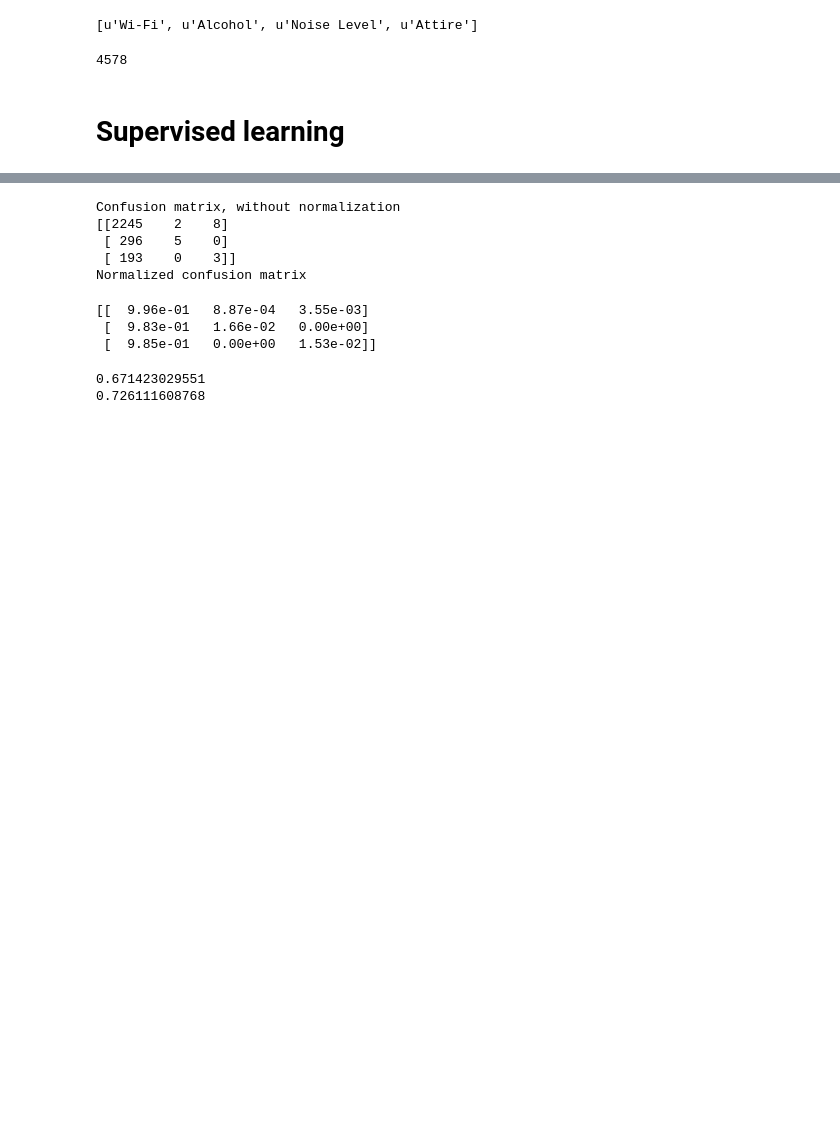
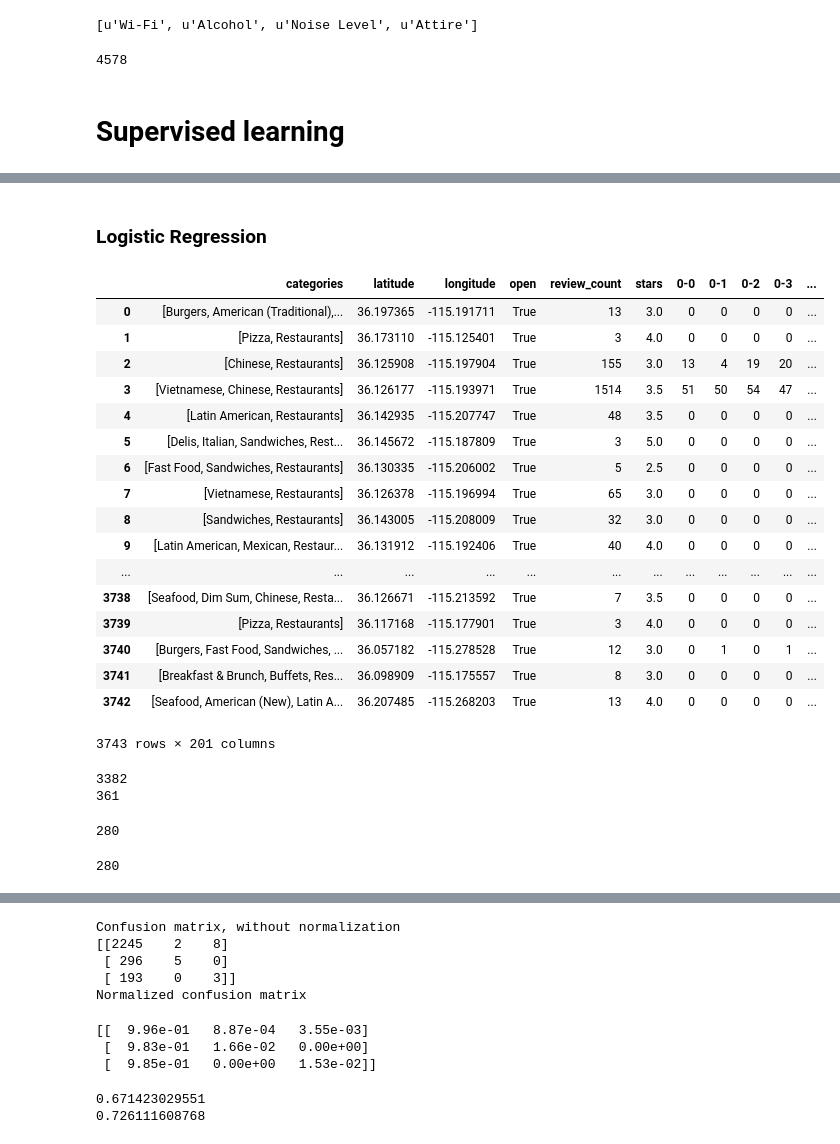
Before and after one commit to nicodri/CS281, a Jupyter notebook: Numerical Processing.ipynb, the cells around one changed output, grey strips where cells are left out. Drawn from its saved outputs; the diff is of its cells as text; code cells hidden in the pictures; blank space fills up the shorter version.

Commit message:
Supervised learnings test on yelp features

```diff
--- a/Numerical Processing.ipynb
+++ b/Numerical Processing.ipynb
@@ -393,12 +380,0 @@ array([0, 0, 0, 0, 0, 0, 0, 0, 0, 0, 0, 0, 0, 0, 0, 0, 0, 0, 0, 0, 0, 0, 0,
-# %%
-# Drop irrelevant features
-data_exp = restaurants_clean.reset_index()
-data_exp = data_exp.drop(['business_id', 'categories', 'attributes', 'target'], axis=1)
-
-# Split train/test set
-mask = np.random.rand(len(data_exp)) < 0.8
-train_set = data_exp[mask]
-test_set = data_exp[~mask]
-
-print test_set.target_top.value_counts()
-print train_set.target_top.value_counts()
@@ -433,0 +403,64 @@ AttributeError: 'DummyClassifier' object has no attribute 'decision_function'
+# %% [markdown]
+### Logistic Regression
+# %%
+data_exp
+# %% [output]
+|  | categories | latitude | longitude | open | review_count | stars | 0-0 | 0-1 | 0-2 | 0-3 | ... |
+| 0 | [Burgers, American (Traditional),... | 36.197365 | -115.191711 | True | 13 | 3.0 | 0 | 0 | 0 | 0 | ... |
+| 1 | [Pizza, Restaurants] | 36.173110 | -115.125401 | True | 3 | 4.0 | 0 | 0 | 0 | 0 | ... |
+| 2 | [Chinese, Restaurants] | 36.125908 | -115.197904 | True | 155 | 3.0 | 13 | 4 | 19 | 20 | ... |
+| 3 | [Vietnamese, Chinese, Restaurants] | 36.126177 | -115.193971 | True | 1514 | 3.5 | 51 | 50 | 54 | 47 | ... |
+| 4 | [Latin American, Restaurants] | 36.142935 | -115.207747 | True | 48 | 3.5 | 0 | 0 | 0 | 0 | ... |
+| 5 | [Delis, Italian, Sandwiches, Rest... | 36.145672 | -115.187809 | True | 3 | 5.0 | 0 | 0 | 0 | 0 | ... |
+| 6 | [Fast Food, Sandwiches, Restaurants] | 36.130335 | -115.206002 | True | 5 | 2.5 | 0 | 0 | 0 | 0 | ... |
+| 7 | [Vietnamese, Restaurants] | 36.126378 | -115.196994 | True | 65 | 3.0 | 0 | 0 | 0 | 0 | ... |
+| 8 | [Sandwiches, Restaurants] | 36.143005 | -115.208009 | True | 32 | 3.0 | 0 | 0 | 0 | 0 | ... |
+| 9 | [Latin American, Mexican, Restaur... | 36.131912 | -115.192406 | True | 40 | 4.0 | 0 | 0 | 0 | 0 | ... |
+| ... | ... | ... | ... | ... | ... | ... | ... | ... | ... | ... | ... |
+| 3738 | [Seafood, Dim Sum, Chinese, Resta... | 36.126671 | -115.213592 | True | 7 | 3.5 | 0 | 0 | 0 | 0 | ... |
+| 3739 | [Pizza, Restaurants] | 36.117168 | -115.177901 | True | 3 | 4.0 | 0 | 0 | 0 | 0 | ... |
+| 3740 | [Burgers, Fast Food, Sandwiches, ... | 36.057182 | -115.278528 | True | 12 | 3.0 | 0 | 1 | 0 | 1 | ... |
+| 3741 | [Breakfast & Brunch, Buffets, Res... | 36.098909 | -115.175557 | True | 8 | 3.0 | 0 | 0 | 0 | 0 | ... |
+| 3742 | [Seafood, American (New), Latin A... | 36.207485 | -115.268203 | True | 13 | 4.0 | 0 | 0 | 0 | 0 | ... |
+3743 rows × 201 columns
+# %%
+# Setting the category binary indicator
+for category in top_categories:
+    restaurants_lasvegas[category] = restaurants_lasvegas.apply(lambda x: category in x['categories'], axis=1)
+
+# Cleaning the data from the labels
+data_exp = restaurants_lasvegas.reset_index()
+data_exp = data_exp.drop(['business_id', 'state', 'city'], axis=1)
+data_exp = data_exp.drop(['categories', 'categories_top', 'num_cat'], axis=1)
+
+# Split train/test set
+mask = np.random.rand(len(data_exp)) < 0.9
+train_set = data_exp[mask]
+test_set = data_exp[~mask]
+
+# Dictionaary of the output for each labels
+Y_train = {}
+Y_test = {}
+for category in top_categories:
+    Y_train[category] = train_set[category].values
+    Y_test[category] = test_set[category].values
+
+# Features
+df_train = train_set.drop(top_categories.keys(), axis=1)
+df_test = test_set.drop(top_categories.keys(), axis=1)
+X_train = df_train.values.astype(float)
+X_test = df_test.values.astype(float)
+
+print len(train_set)
+print len(test_set)
+# %% [output]
+3382
+361
+# %%
+# Sanity check
+category = 'American (New)'
+print sum(Y_train[category]) + sum(Y_test[category])
+top_categories[category]
+# %% [output]
+280
+280
```
Also changed, not shown: parts of 14 cells of this notebook, 1 other file.
